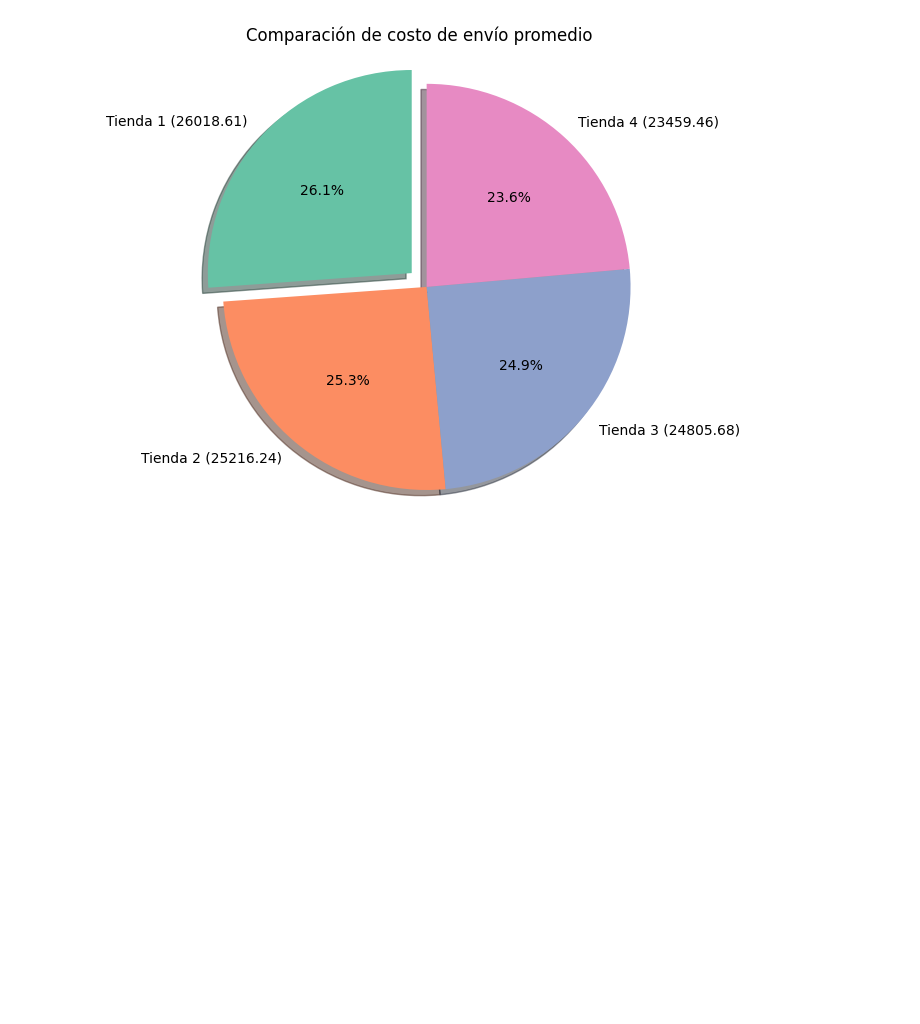
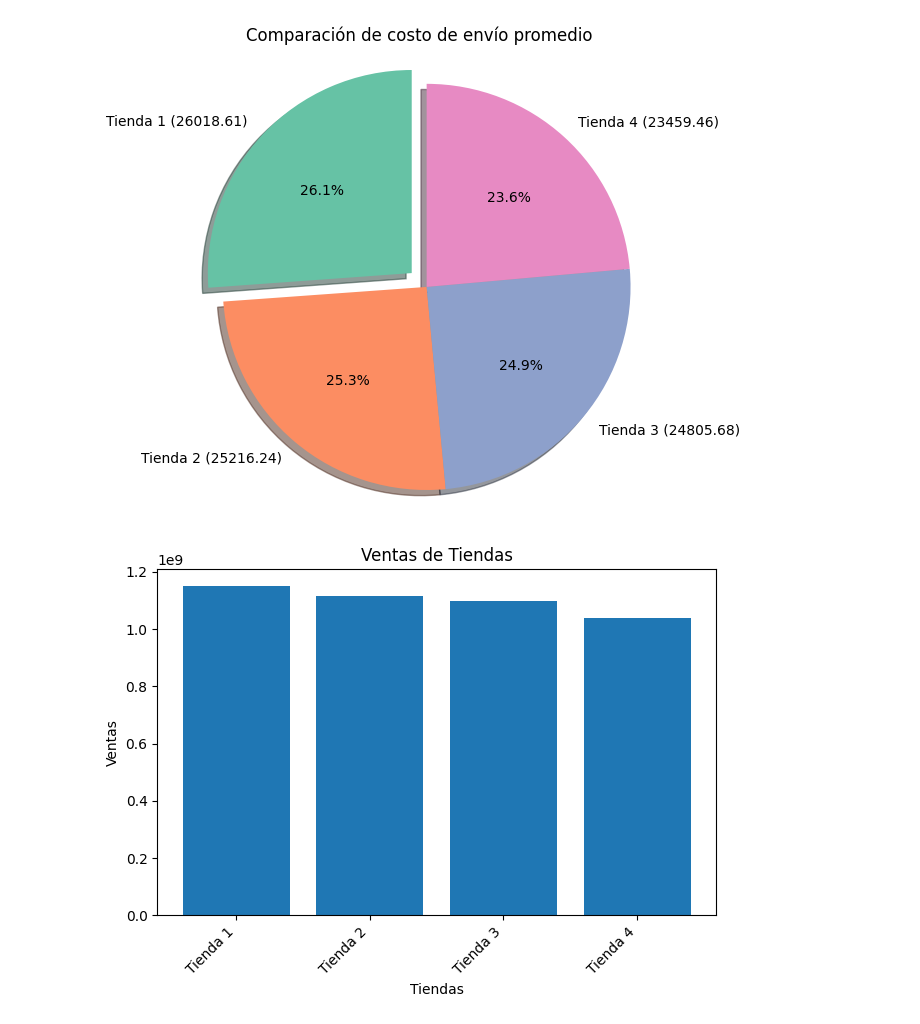
Before and after one commit to marco-paredes/analisis-store, a Jupyter notebook: AluraStoreLatam.ipynb, the cells around one changed output. Cells and saved outputs as stored; diff of their text form; code cells hidden in the pictures; blank space fills up the shorter version.

```diff
--- a/AluraStoreLatam.ipynb
+++ b/AluraStoreLatam.ipynb
@@ -374,3 +364,21 @@ plt.axis('equal')        # asegura círculo perfecto
 plt.show()
 # %% [output]
 [figure]
+# %%
+venta_t1 = 1150880400.0
+venta_t2 = 1116343500.0
+venta_t3 = 1098019600.0
+venta_t4 = 1038375700.0
+ventas = [venta_t1,venta_t2,venta_t3,venta_t4]
+tiendas = ['Tienda 1', 'Tienda 2','Tienda 3','Tienda 4']
+
+plt.title('Ventas de Tiendas')
+plt.bar(x=tiendas,height=ventas)
+
+plt.xlabel('Tiendas')
+plt.ylabel('Ventas')
+plt.xticks(rotation=45, ha='right')
+plt.tight_layout()
+plt.show()
+# %% [output]
+[figure, added]
```
Also changed, not shown: parts of 5 cells of this notebook.
